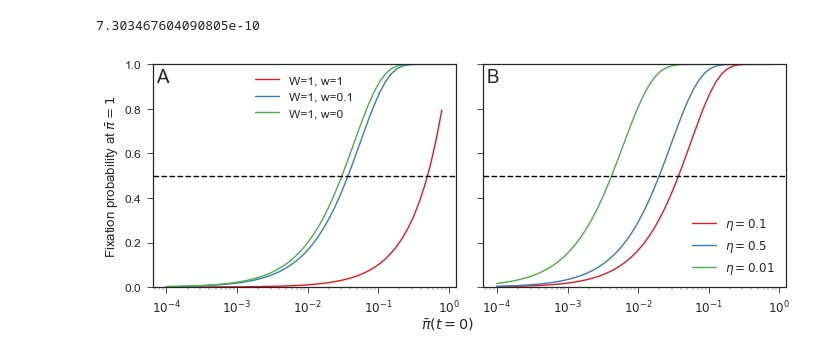
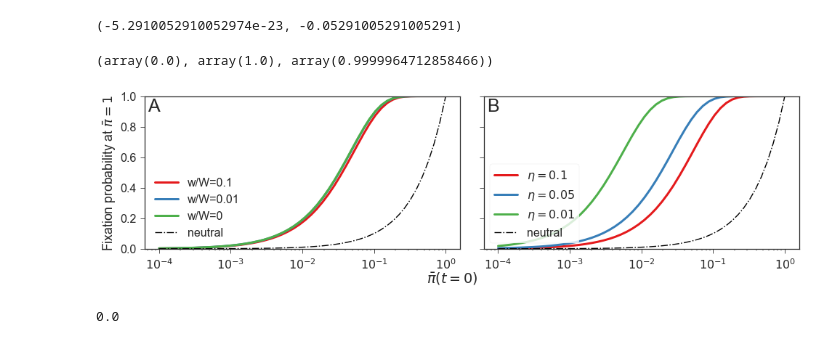
Before and after one commit to yoavram/Milpitas, a Jupyter notebook: notebooks/stochastic_differential_equation.ipynb, the cells around one changed output. Saved outputs shown, nothing was run; the diff lists cells and outputs as text; code cells hidden in the pictures.

Commit message:
modified sigma presentation; tried to calc fixation prob with diffusion but it doesnt match simulation

```diff
--- a/notebooks/stochastic_differential_equation.ipynb
+++ b/notebooks/stochastic_differential_equation.ipynb
@@ -110,37 +132,46 @@ A(0.1, 0.1, 1, 0.1)
 # %%
-S(0.1, 0.1, 1, 0.1)
+S(1, 0.1, 1, 0.1), S(0, 0.1, 1, 0.1)
 # %% [output]
-7.303467604090805e-10
+(-5.2910052910052974e-23, -0.05291005291005291)
-# %%
-@np.vectorize
-def u(x0, η, W, w):
-    params = η, W, w
-    up = quad(lambda x: np.exp(-A(x, *params)), 0, x0)[0]
-    down = quad(lambda x: np.exp(-A(x, *params)), 0, 1)[0]
-    return up / down
+# %%
+@np.vectorize
+def u(x0, η, W, w):
+    p = η, W, w
+    up = S(x0, *p) - S(0, *p)
+    down = S(1, *p) - S(0, *p)
+    assert down > 0, (x0, *p)
+    return up / down
+
+@np.vectorize
+def v(x0, η, W, w):
+    return 1 - u(x0, η, W, w)
+# %%
+u(0, 0.1, 1.0, 0.1), u(1, 0.1, 1.0, 0.1), u(0.5, 0.1, 1.0, 0.1)
+# %% [output]
+(array(0.0), array(1.0), array(0.9999964712858466))
 # %%
-x0 = np.logspace(-4, -0.1)
+x0 = np.logspace(-4, 0)
 
-fig, axes = plt.subplots(1, 2, figsize=(10, 4), sharex=True, sharey=True)
+fig, axes = plt.subplots(1, 2, figsize=(14, 4), sharex=True, sharey=True)
 
-axes[0].plot(x0, u(x0, 0.1, 1, 1), label='W=1, w=1')
-axes[0].plot(x0, u(x0, 0.1, 1, 0.1), label='W=1, w=0.1')
-axes[0].plot(x0, u(x0, 0.1, 1, 0), label='W=1, w=0')
-axes[0].axhline(0.5, ls='--', color='k')
-axes[0].legend(loc='upper center')
+axes[0].plot(x0, u(x0, 0.1, 1, 0.1), lw=3, label='w/W=0.1')
+axes[0].plot(x0, u(x0, 0.1, 1, 0.01), lw=3, label='w/W=0.01')
+axes[0].plot(x0, u(x0, 0.1, 1, 0), lw=3, label='w/W=0')
+axes[0].plot(x0, x0, ls='-.', color='k', label='neutral')
+axes[0].legend(loc='lower left')
 
-axes[1].plot(x0, u(x0, 0.1, 1, 0.1), label=r'$\eta=0.1$')
-axes[1].plot(x0, u(x0, 0.05, 1, 0.1), label=r'$\eta=0.5$')
-axes[1].plot(x0, u(x0, 0.01, 1, 0.1), label=r'$\eta=0.01$')
-axes[1].axhline(0.5, ls='--', color='k')
-axes[1].legend(loc='lower right')
+axes[1].plot(x0, u(x0, 0.1, 1, 0.1), lw=3, label=r'$\eta=0.1$')
+axes[1].plot(x0, u(x0, 0.05, 1, 0.1), lw=3, label=r'$\eta=0.05$')
+axes[1].plot(x0, u(x0, 0.01, 1, 0.1), lw=3, label=r'$\eta=0.01$')
+axes[1].plot(x0, x0, ls='-.', color='k', label='neutral')
+axes[1].legend(loc='lower left', frameon=True)
 
 axes[0].set_xscale('log')
 axes[0].set_ylim(0,1)
 axes[0].set_ylabel(r'Fixation probability at $\bar{\pi}=1$')
-fig_panel_labels(axes, xcoord=0.01, ycoord=0.92)
+fig_panel_labels(axes, xcoord=0.01, ycoord=0.9)
 fig_xlabel(fig, r'$\bar{\pi}(t=0)$')
 fig.tight_layout()
-plt.savefig('../figures/diffusion_fix_prob.pdf')
+# plt.savefig('../figures/diffusion_fix_prob.pdf')
 # %% [output]
-[figure, old version]
+[figure, new version]
@@ -146,0 +195,4 @@ plt.savefig('../figures/diffusion_fix_prob.pdf')
+# %%
+(x[-1,:] < 1/N).mean()
+# %% [output]
+0.0
```
Also changed, not shown: parts of 17 cells of this notebook, 1 other file.
